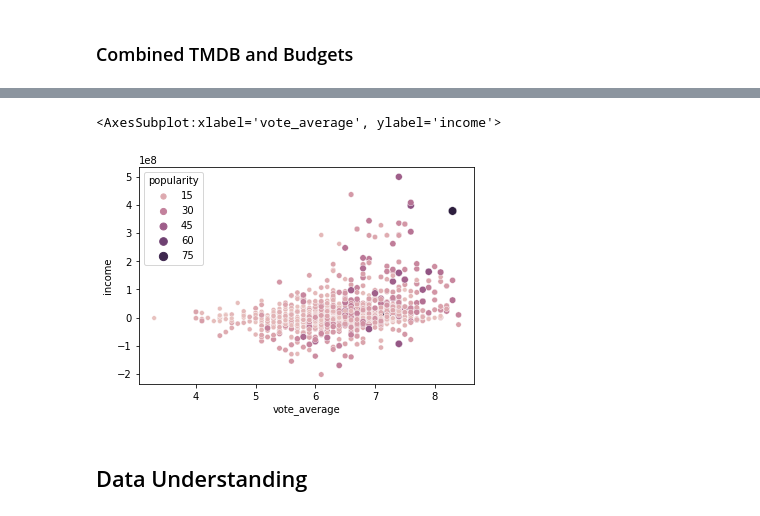
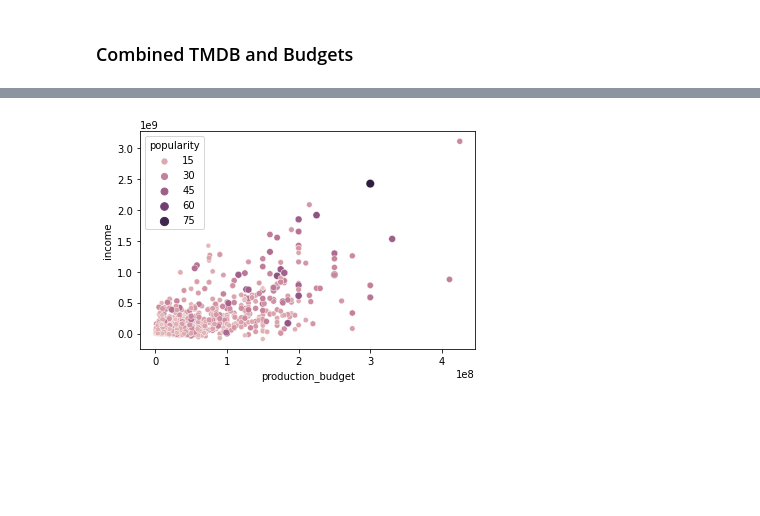
Before and after one commit to Jhuue/Flatiron-Capstone1, a Jupyter notebook: Exploratory Notebooks/Shane.ipynb, the cells around one changed output, grey strips where cells are left out. Saved outputs shown, nothing was run; the diff lists cells and outputs as text; code cells hidden in the pictures; blank space fills up the shorter version.

Commit message:
updated data tables and charts

```diff
--- a/Exploratory Notebooks/Shane.ipynb
+++ b/Exploratory Notebooks/Shane.ipynb
@@ -87,0 +117,36 @@ memory usage: 2.2+ MB
+# %%
+# get unique set of genres
+genres = set(tmdb.genre_ids.sum())
+
+# convert genre ids list back to string
+tmdb.genre_ids = tmdb.genre_ids.astype(str)
+
+# check if string contains the genre
+for genre in genres:
+    tmdb[genre] = tmdb.genre_ids.str.contains(genre)
+# %%
+# rename columns for genres
+genre_mappings = {
+    '28': 'Action',
+    '12': 'Adventure',
+    '16': 'Animation',
+    '35': 'Comedy',
+    '80': 'Crime',
+    '99': 'Documentary',
+    '18': 'Drama',
+    '10751': 'Family',
+    '14': 'Fantasy',
+    '36': 'History',
+    '27': 'Horror',
+    '10402': 'Music',
+    '9648': 'Mystery',
+    '10749': 'Romance',
+    '878': 'Science Fiction',
+    '10770': 'TV Movie',
+    '53': 'Thriller',
+    '10752': 'War',
+    '37': 'Western'
+}
+
+tmdb = tmdb.rename(columns=genre_mappings)
+tmdb.head()
@@ -256,11 +255,9 @@ movie_budgets['worldwide_gross'] = (movie_budgets['worldwide_gross']
                                     .astype(float))
 # %%
 movie_budgets['release_date'] = pd.to_datetime(movie_budgets['release_date'])
-# %%
-movie_budgets['budget_to_domestic_gross'] = movie_budgets.domestic_gross / movie_budgets.production_budget
 # %% [markdown]
 ### Combined TMDB and Budgets
 # %%
 tmdb_with_budgets = pd.merge(tmdb_final, movie_budgets,  how='inner', left_on=['title','release_date'], right_on = ['movie','release_date'])
 # %%
-tmdb_with_budgets['income'] = tmdb_with_budgets.domestic_gross - tmdb_with_budgets.production_budget
+tmdb_with_budgets['income'] = tmdb_with_budgets.domestic_gross + tmdb_with_budgets.worldwide_gross - tmdb_with_budgets.production_budget
@@ -288,7 +280,4 @@ tmdb_with_budgets.production_budget.hist(bins='auto')
 # %%
-sns.scatterplot(data=tmdb_with_budgets, x='vote_average', y='income', size='popularity', hue='popularity')
+sns.scatterplot(data=tmdb_with_budgets, x='production_budget', y='income', size='popularity', hue='popularity');
 # %% [output]
-<AxesSubplot:xlabel='vote_average', ylabel='income'>
-[figure, old version]
+[figure, new version]
-# %% [markdown]
-## Data Understanding
```
Also changed, not shown: parts of 27 cells of this notebook.
